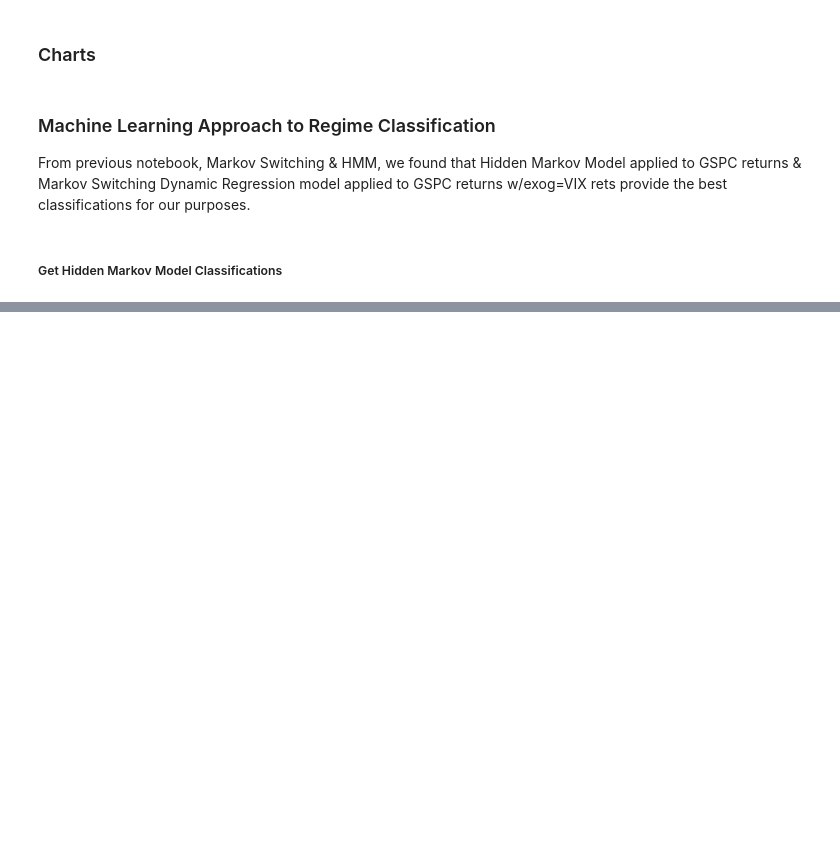
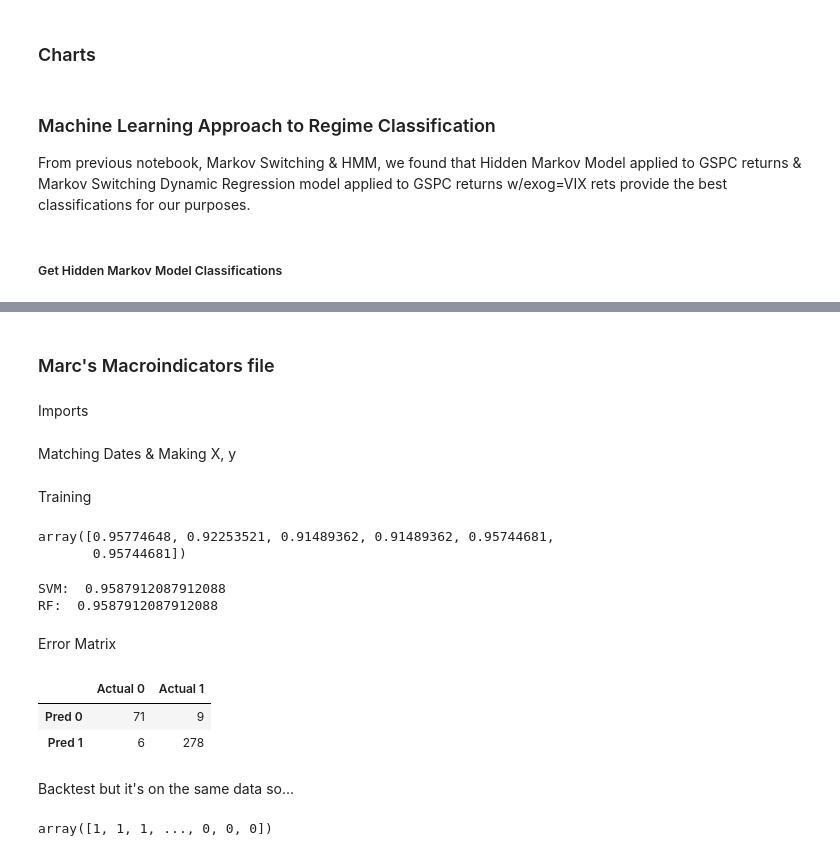
Before and after one commit to sidiyer00/senior-design-short-term-risk, a Jupyter notebook: markov_switching_supervised_ML.ipynb, the cells around one changed output, grey strips where cells are left out. Saved outputs shown, nothing was run; the diff lists cells and outputs as text; code cells hidden in the pictures; blank space fills up the shorter version.

```diff
--- a/markov_switching_supervised_ML.ipynb
+++ b/markov_switching_supervised_ML.ipynb
@@ -171,0 +189,4 @@ Name: 0, Length: 3524, dtype: int32
+# %% [markdown]
+### Marc's Macroindicators file
+# %% [markdown]
+Imports
@@ -171,0 +203,2 @@ Name: 0, Length: 3524, dtype: int32
+# %% [markdown]
+Matching Dates & Making X, y
@@ -171,0 +224,66 @@ Name: 0, Length: 3524, dtype: int32
+# %%
+# 5 day lag
+X_train, X_test, y_train, y_test = train_test_split(df_data, hidden_states_msdr_data, test_size=.3)
+X_train.reset_index(drop=True, inplace=True)
+X_test.reset_index(drop=True, inplace=True)
+y_train.reset_index(drop=True, inplace=True)
+y_test.reset_index(drop=True, inplace=True)
+# %% [markdown]
+Training
+# %%
+# SVM
+clf = make_pipeline(StandardScaler(), SVC(gamma='auto'))
+clf.fit(X_train, y_train)
+
+# Random Forest
+clf_1 = make_pipeline(StandardScaler(), RandomForestClassifier(n_estimators=10))
+clf_1.fit(X_train, y_train)
+
+cross_val_score(clf, X_train, y_train, cv=6)
+# %% [output]
+array([0.95774648, 0.92253521, 0.91489362, 0.91489362, 0.95744681,
+       0.95744681])
+# %%
+y_prime = clf.predict(X_test)
+print("SVM: ", sum((y_prime == y_test)*1)/len(y_prime))
+
+y_prime = clf_1.predict(X_test)
+print("RF: ", sum((y_prime == y_test)*1)/len(y_prime))
+# %% [output]
+SVM:  0.9587912087912088
+RF:  0.9587912087912088
+# %% [markdown]
+Error Matrix
+# %%
+true1 = 0
+true0 = 0
+false1 = 0
+false0 = 0
+for i in range(len(y_prime)):
+    if y_prime[i] == 1 and y_test[i] == 1:
+        true1+=1
+    if y_prime[i] == 1 and y_prime[i] != y_test[i]:
+        false1+=1
+    if y_prime[i] == 0 and y_prime[i] == y_test[i]:
+        true0+=1
+    if y_prime[i] == 0 and y_prime[i] != y_test[i]:
+        false0+=1
+# %%
+err = pd.DataFrame([[true0, false0], [false1, true1]])
+err.columns = ["Actual 0", "Actual 1"]
+err.index = ["Pred 0", "Pred 1"]
+err
+# %% [output]
+|  | Actual 0 | Actual 1 |
+| Pred 0 | 71 | 9 |
+| Pred 1 | 6 | 278 |
+# %% [markdown]
+Backtest but it's on the same data so...
+# %%
+# sum((clf.predict(df_data) == hidden_states_msdr_data)*1)/len(df_data)
+backtest_weights = clf.predict(df_data)
+i = 0
+# while i < len(backtest_weights):
+backtest_weights
+# %% [output]
+array([1, 1, 1, ..., 0, 0, 0])
```
Also changed, not shown: parts of 11 cells of this notebook, 13 other files.
